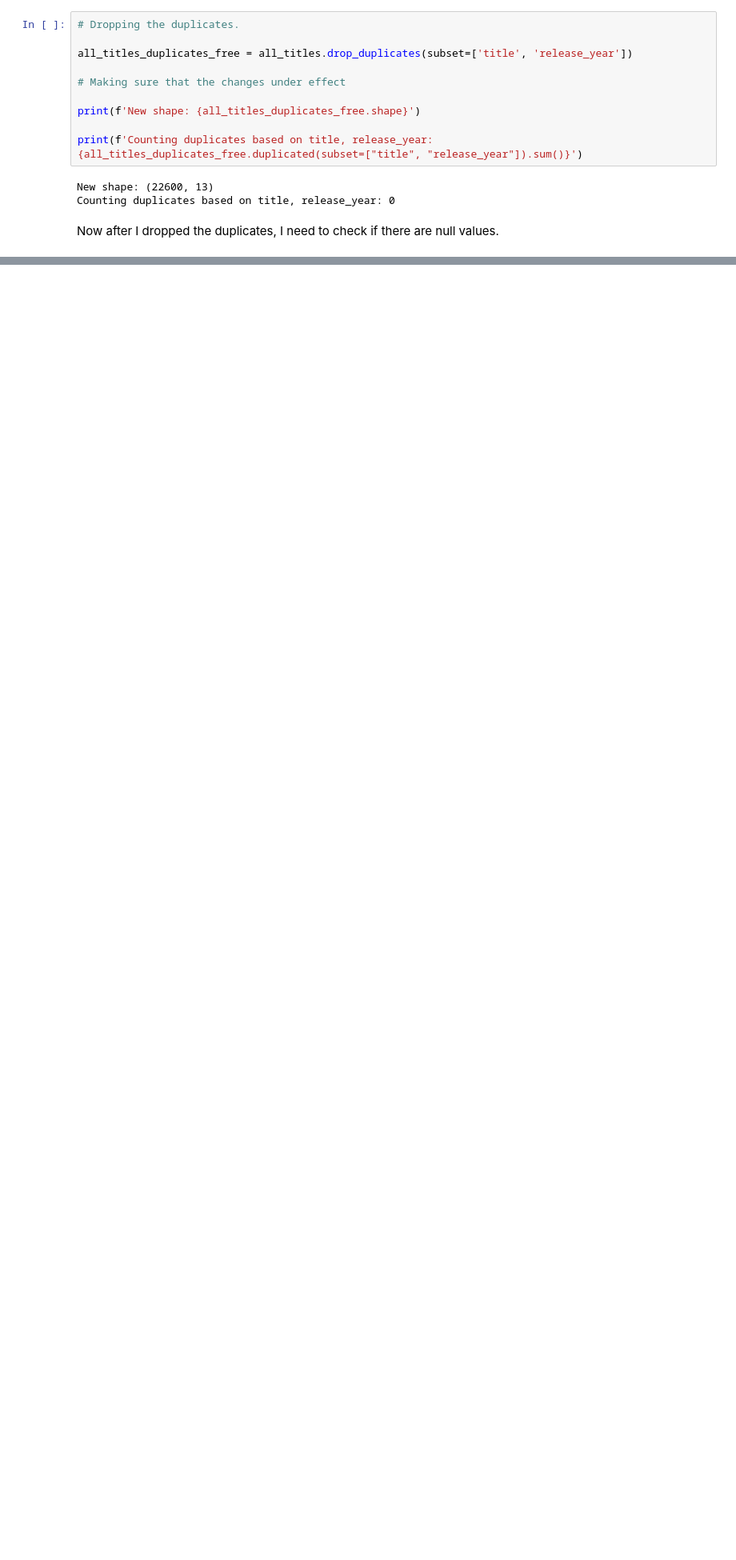
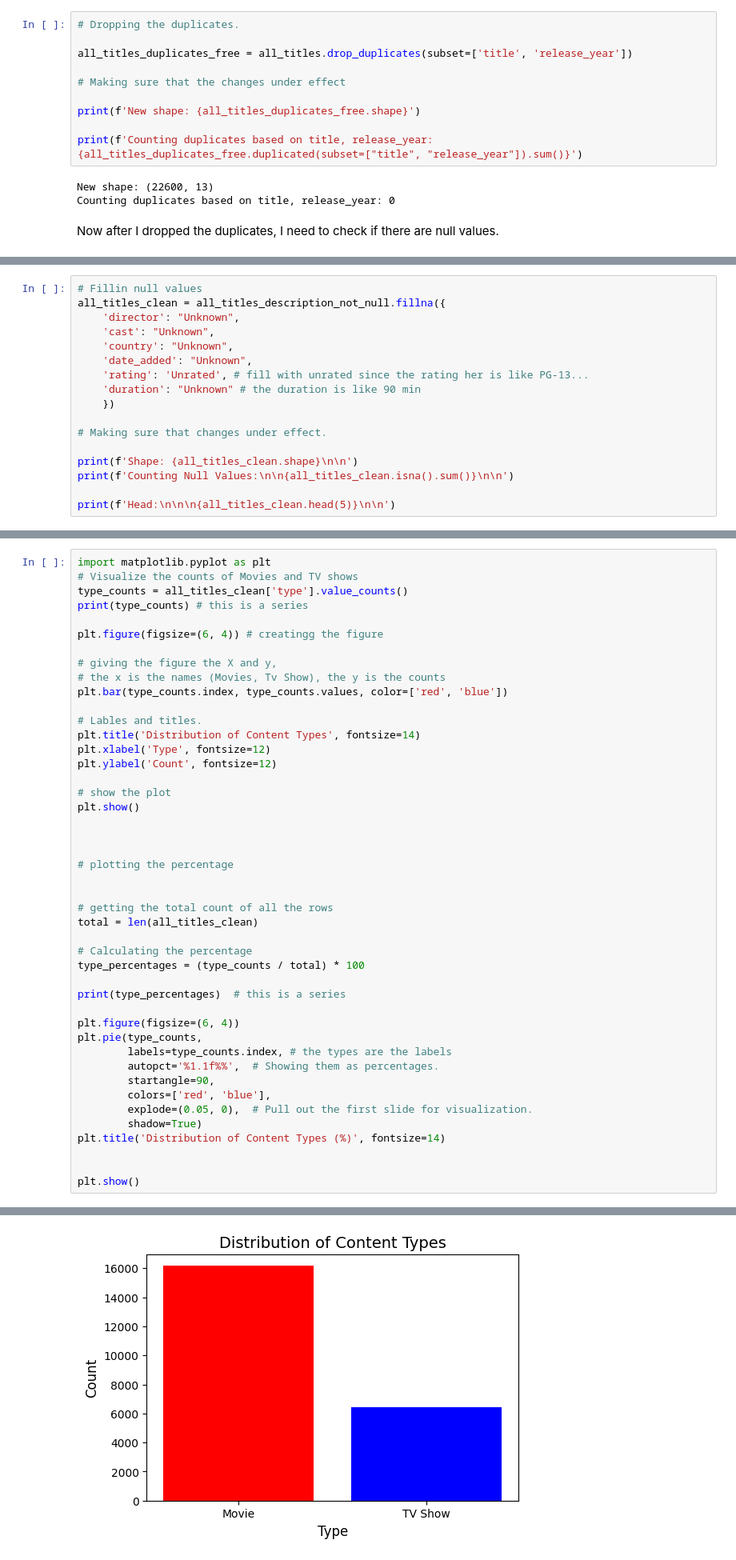
Before and after one commit to youssefshawwa1/movies_tv_recomendation_system, a Jupyter notebook: project.ipynb, the cells around one changed output, grey strips where cells are left out. Shown at 80% size. Drawn from its saved outputs; the diff is of its cells as text; blank space fills up the shorter version.

```diff
--- a/project.ipynb
+++ b/project.ipynb
@@ -272,0 +340,17 @@ dtype: int64
+# %%
+# Fillin null values
+all_titles_clean = all_titles_description_not_null.fillna({
+    'director': "Unknown",
+    'cast': "Unknown",
+    'country': "Unknown",
+    'date_added': "Unknown",
+    'rating': 'Unrated', # fill with unrated since the rating her is like PG-13...
+    'duration': "Unknown" # the duration is like 90 min
+    })
+
+# Making sure that changes under effect.
+
+print(f'Shape: {all_titles_clean.shape}\n\n')
+print(f'Counting Null Values:\n\n{all_titles_clean.isna().sum()}\n\n')
+
+print(f'Head:\n\n\n{all_titles_clean.head(5)}\n\n')
@@ -272,0 +388,46 @@ dtype: int64
+# %%
+import matplotlib.pyplot as plt
+# Visualize the counts of Movies and TV shows
+type_counts = all_titles_clean['type'].value_counts()
+print(type_counts) # this is a series
+
+plt.figure(figsize=(6, 4)) # creatingg the figure
+
+# giving the figure the X and y,
+# the x is the names (Movies, Tv Show), the y is the counts
+plt.bar(type_counts.index, type_counts.values, color=['red', 'blue'])
+
+# Lables and titles.
+plt.title('Distribution of Content Types', fontsize=14)
+plt.xlabel('Type', fontsize=12)
+plt.ylabel('Count', fontsize=12)
+
+# show the plot
+plt.show()
+
+
+
+# plotting the percentage
+
+
+# getting the total count of all the rows
+total = len(all_titles_clean)
+
+# Calculating the percentage
+type_percentages = (type_counts / total) * 100
+
+print(type_percentages)  # this is a series
+
+plt.figure(figsize=(6, 4))
+plt.pie(type_counts,
+        labels=type_counts.index, # the types are the labels
+        autopct='%1.1f%%',  # Showing them as percentages.
+        startangle=90,
+        colors=['red', 'blue'],
+        explode=(0.05, 0),  # Pull out the first slide for visualization.
+        shadow=True)
+plt.title('Distribution of Content Types (%)', fontsize=14)
+
+
+plt.show()
+# %% [output]
@@ -272,0 +438 @@ dtype: int64
+[figure, added]
```
Also changed, not shown: parts of 52 cells of this notebook, 5 other files.
